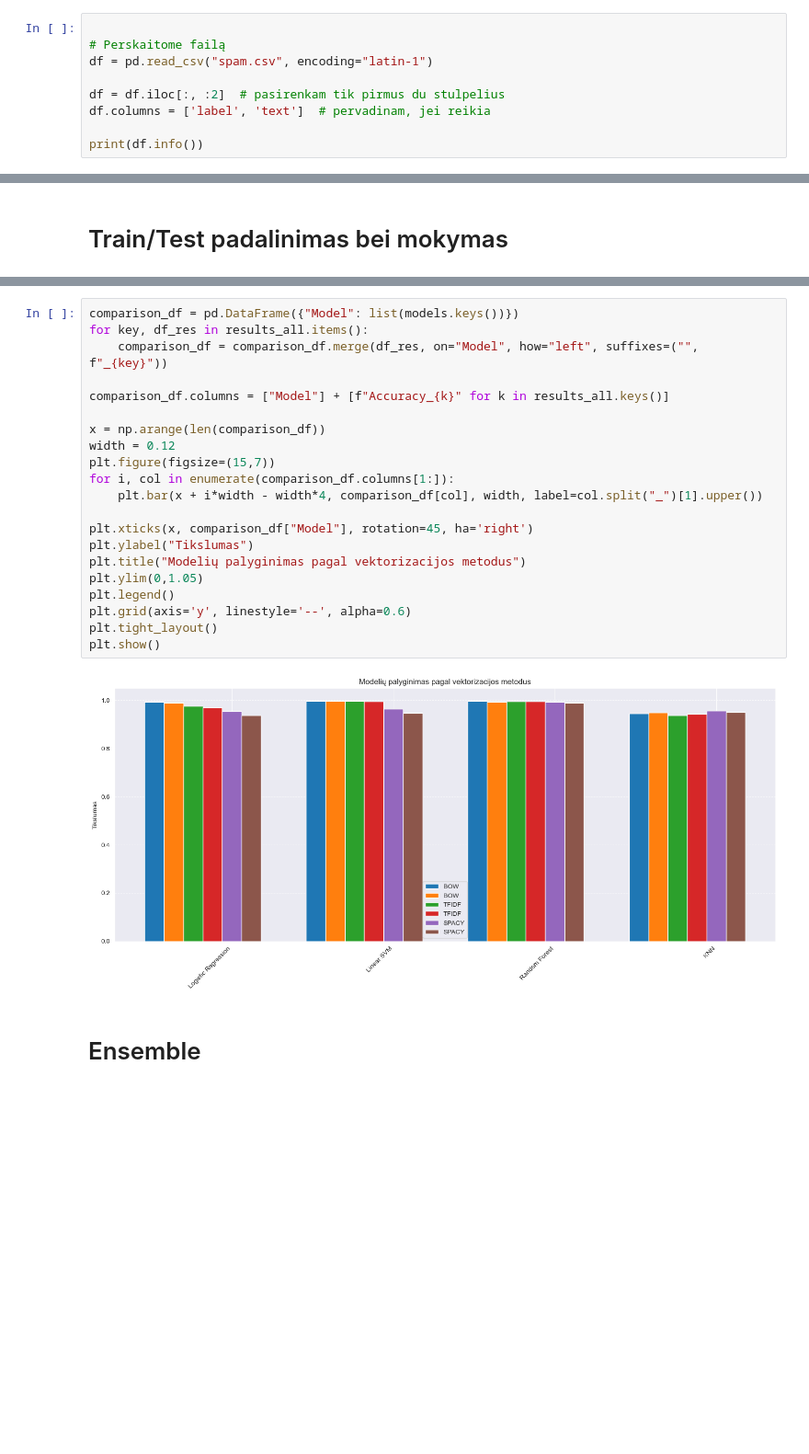
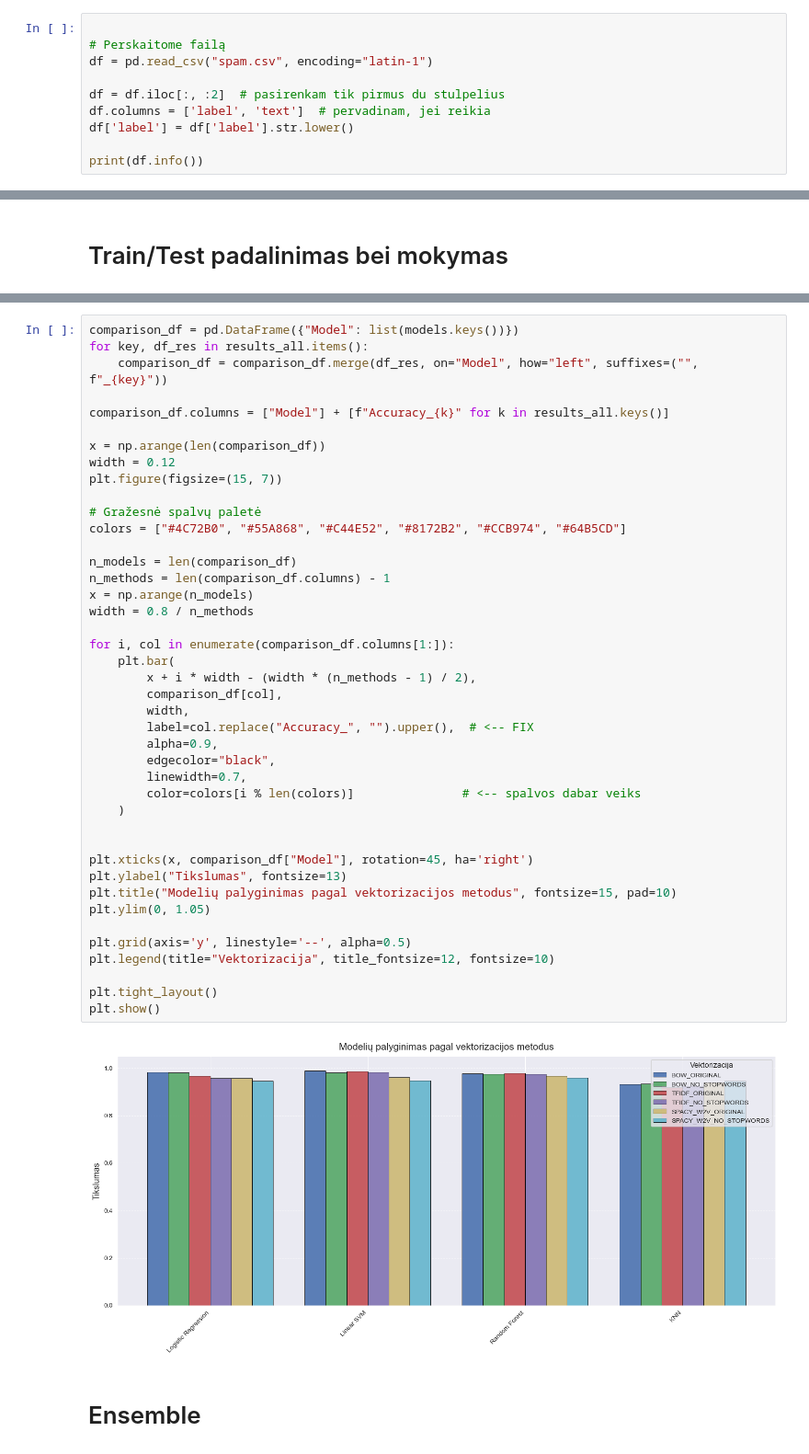
Before and after one commit to Sitri397/NLP, a Jupyter notebook: NLP.ipynb, the cells around one changed output, grey strips where cells are left out. Shown at 92% size. Drawn from its saved outputs; the diff is of its cells as text; blank space fills up the shorter version.

```diff
--- a/NLP.ipynb
+++ b/NLP.ipynb
@@ -26,6 +26,7 @@ df = pd.read_csv("spam.csv", encoding="latin-1")
 
 df = df.iloc[:, :2]  # pasirenkam tik pirmus du stulpelius
 df.columns = ['label', 'text']  # pervadinam, jei reikia
+df['label'] = df['label'].str.lower()
 
 print(df.info())
 # %% [output]
@@ -319,26 +320,47 @@ weighted avg      0.951     0.950     0.951      2229
 # %%
 comparison_df = pd.DataFrame({"Model": list(models.keys())})
 for key, df_res in results_all.items():
     comparison_df = comparison_df.merge(df_res, on="Model", how="left", suffixes=("", f"_{key}"))
 
 comparison_df.columns = ["Model"] + [f"Accuracy_{k}" for k in results_all.keys()]
 
 x = np.arange(len(comparison_df))
 width = 0.12
-plt.figure(figsize=(15,7))
+plt.figure(figsize=(15, 7))
+
+# Gražesnė spalvų paletė
+colors = ["#4C72B0", "#55A868", "#C44E52", "#8172B2", "#CCB974", "#64B5CD"]
+
+n_models = len(comparison_df)
+n_methods = len(comparison_df.columns) - 1
+x = np.arange(n_models)
+width = 0.8 / n_methods
+
 for i, col in enumerate(comparison_df.columns[1:]):
-    plt.bar(x + i*width - width*4, comparison_df[col], width, label=col.split("_")[1].upper())
+    plt.bar(
+        x + i * width - (width * (n_methods - 1) / 2),
+        comparison_df[col],
+        width,
+        label=col.replace("Accuracy_", "").upper(),  # <-- FIX
+        alpha=0.9,
+        edgecolor="black",
+        linewidth=0.7,
+        color=colors[i % len(colors)]               # <-- spalvos dabar veiks
+    )
+
 
 plt.xticks(x, comparison_df["Model"], rotation=45, ha='right')
-plt.ylabel("Tikslumas")
-plt.title("Modelių palyginimas pagal vektorizacijos metodus")
-plt.ylim(0,1.05)
-plt.legend()
-plt.grid(axis='y', linestyle='--', alpha=0.6)
+plt.ylabel("Tikslumas", fontsize=13)
+plt.title("Modelių palyginimas pagal vektorizacijos metodus", fontsize=15, pad=10)
+plt.ylim(0, 1.05)
+
+plt.grid(axis='y', linestyle='--', alpha=0.5)
+plt.legend(title="Vektorizacija", title_fontsize=12, fontsize=10)
+
 plt.tight_layout()
 plt.show()
 # %% [output]
-[figure, old version]
+[figure, new version]
 # %% [markdown]
 # Ensemble
 # %%
```
Also changed, not shown: parts of 11 cells of this notebook, 1 other file.
